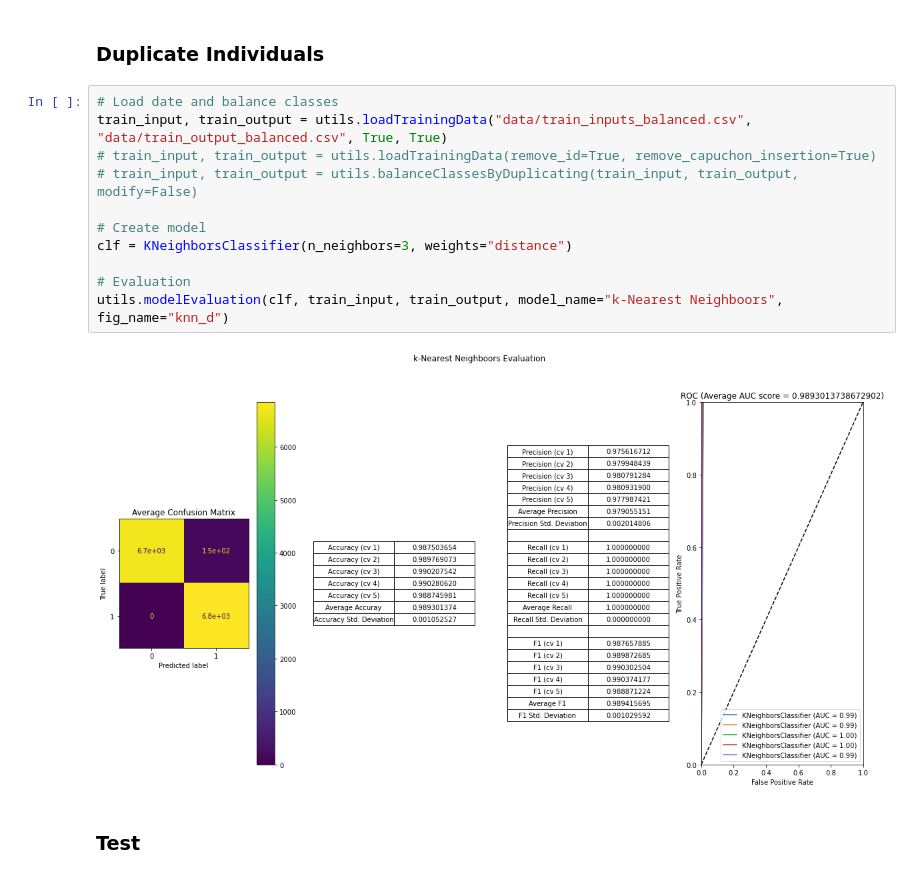
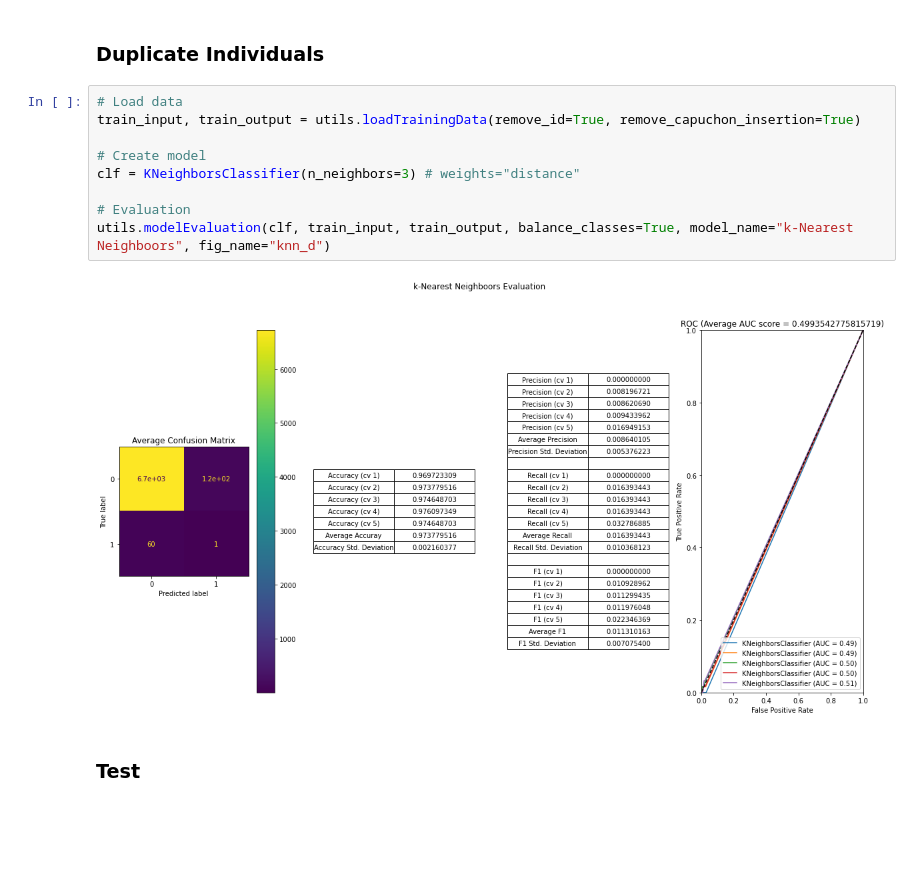
Before and after one commit to FABallemand/DefectPredictionOnProductionLines, a Jupyter notebook: k-nn.ipynb, the cells around one changed output. Drawn from its saved outputs; the diff is of its cells as text; blank space fills up the shorter version.

```diff
--- a/k-nn.ipynb
+++ b/k-nn.ipynb
@@ -79,18 +79,16 @@ plt.show()
 # %% [markdown]
 ### Duplicate Individuals
 # %%
-# Load date and balance classes
-train_input, train_output = utils.loadTrainingData("data/train_inputs_balanced.csv", "data/train_output_balanced.csv", True, True)
-# train_input, train_output = utils.loadTrainingData(remove_id=True, remove_capuchon_insertion=True)
-# train_input, train_output = utils.balanceClassesByDuplicating(train_input, train_output, modify=False)
+# Load data
+train_input, train_output = utils.loadTrainingData(remove_id=True, remove_capuchon_insertion=True)
 
 # Create model
-clf = KNeighborsClassifier(n_neighbors=3, weights="distance")
+clf = KNeighborsClassifier(n_neighbors=3) # weights="distance"
 
 # Evaluation
-utils.modelEvaluation(clf, train_input, train_output, model_name="k-Nearest Neighboors", fig_name="knn_d")
+utils.modelEvaluation(clf, train_input, train_output, balance_classes=True, model_name="k-Nearest Neighboors", fig_name="knn_d")
 # %% [output]
-[figure, old version]
+[figure, new version]
 # %% [markdown]
 ### Test
 # %%
```
Also changed, not shown: parts of 4 cells of this notebook, 13 other files.
